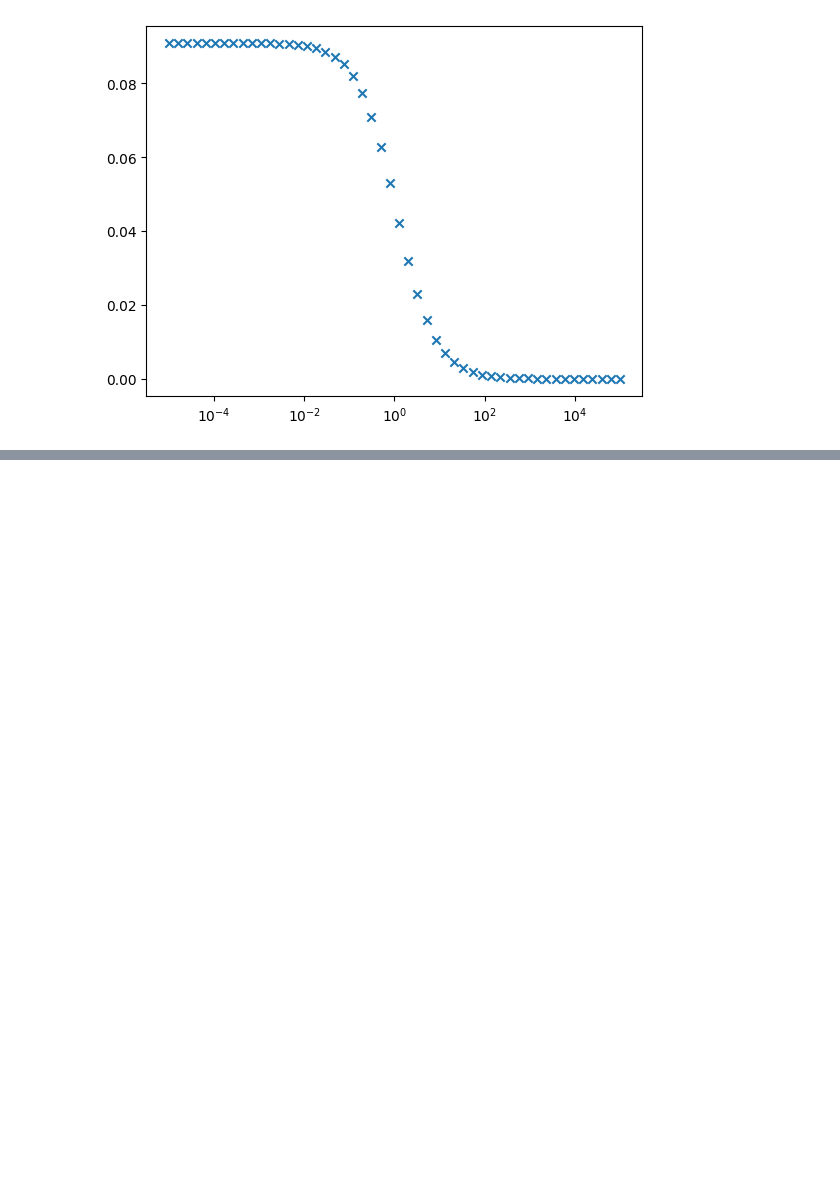
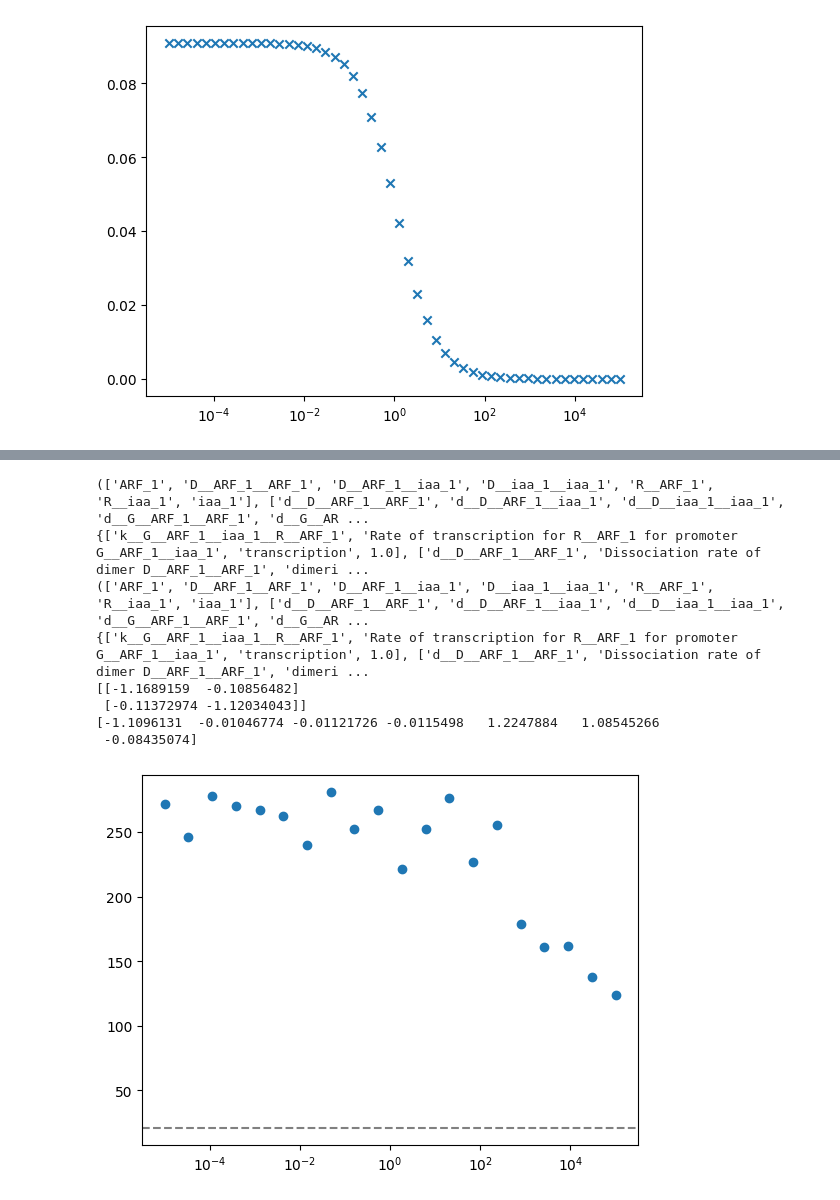
Before and after one commit to joeyshuttleworth/auxin_signalling_models, a Jupyter notebook: notebooks/degenerate_model_demonstration.ipynb, the cells around one changed output, grey strips where cells are left out. Saved outputs shown, nothing was run; the diff lists cells and outputs as text; code cells hidden in the pictures; blank space fills up the shorter version.

```diff
--- a/notebooks/degenerate_model_demonstration.ipynb
+++ b/notebooks/degenerate_model_demonstration.ipynb
@@ -246 +248,45 @@ ax.set_xscale('log')
+# %%
+# Now the reduced model
+x0 = np.array(list(reduced_ic_dict.values()))
+p = np.array(list(reduced_param_dict.values()))
+
+_rhs_func = asp_model_r.generate_rhs_func()
+
+def wrapped_rhs_func(t, y, p, aux):
+    return _rhs_func(y, t, p, aux).flatten()
+
+
+promoter_expr_jac_func, inhomog_expr_func\
+        = asp_model_r.get_promoter_ode_funcs()
+
+print(promoter_expr_jac_func(x0, p, [1.0]))
+
+print(wrapped_rhs_func(0, x0, p, [1.0]))
+
+
+jac_func = asp_model_full.generate_jacobian_func(parameter_subs_dict=parameter_subs_dict)
+def wrapped_jac_func(t, y, p, aux):
+    return jac_func(y, t, p, aux)
+
+res = scipy.integrate.solve_ivp(wrapped_rhs_func, t_span = [0, 1], y0=x0, args=(p, [1.0]),
+                                    full_output=True, method="LSODA")
+y = res.y
+
+steps_taken = res.nfev
+
+plt.scatter(tau_vals, steps_taken_list)
+
+ax = plt.gca()
+ax.axhline(steps_taken, ls='--', color='grey')
+ax.set_xscale('log')
+# %% [output]
+(['ARF_1', 'D__ARF_1__ARF_1', 'D__ARF_1__iaa_1', 'D__iaa_1__iaa_1', 'R__ARF_1', 'R__iaa_1', 'iaa_1'], ['d__D__ARF_1__ARF_1', 'd__D__ARF_1__iaa_1', 'd__D__iaa_1__iaa_1', 'd__G__ARF_1__ARF_1', 'd__G__AR ...
+{['k__G__ARF_1__iaa_1__R__ARF_1', 'Rate of transcription for R__ARF_1 for promoter G__ARF_1__iaa_1', 'transcription', 1.0], ['d__D__ARF_1__ARF_1', 'Dissociation rate of dimer D__ARF_1__ARF_1', 'dimeri ...
+(['ARF_1', 'D__ARF_1__ARF_1', 'D__ARF_1__iaa_1', 'D__iaa_1__iaa_1', 'R__ARF_1', 'R__iaa_1', 'iaa_1'], ['d__D__ARF_1__ARF_1', 'd__D__ARF_1__iaa_1', 'd__D__iaa_1__iaa_1', 'd__G__ARF_1__ARF_1', 'd__G__AR ...
+{['k__G__ARF_1__iaa_1__R__ARF_1', 'Rate of transcription for R__ARF_1 for promoter G__ARF_1__iaa_1', 'transcription', 1.0], ['d__D__ARF_1__ARF_1', 'Dissociation rate of dimer D__ARF_1__ARF_1', 'dimeri ...
+[[-1.1689159  -0.10856482]
+ [-0.11372974 -1.12034043]]
+[-1.1096131  -0.01046774 -0.01121726 -0.0115498   1.2247884   1.08545266
+ -0.08435074]
+[figure, added]
 # %%
```
Also changed, not shown: parts of 8 cells of this notebook, 2 other files.
